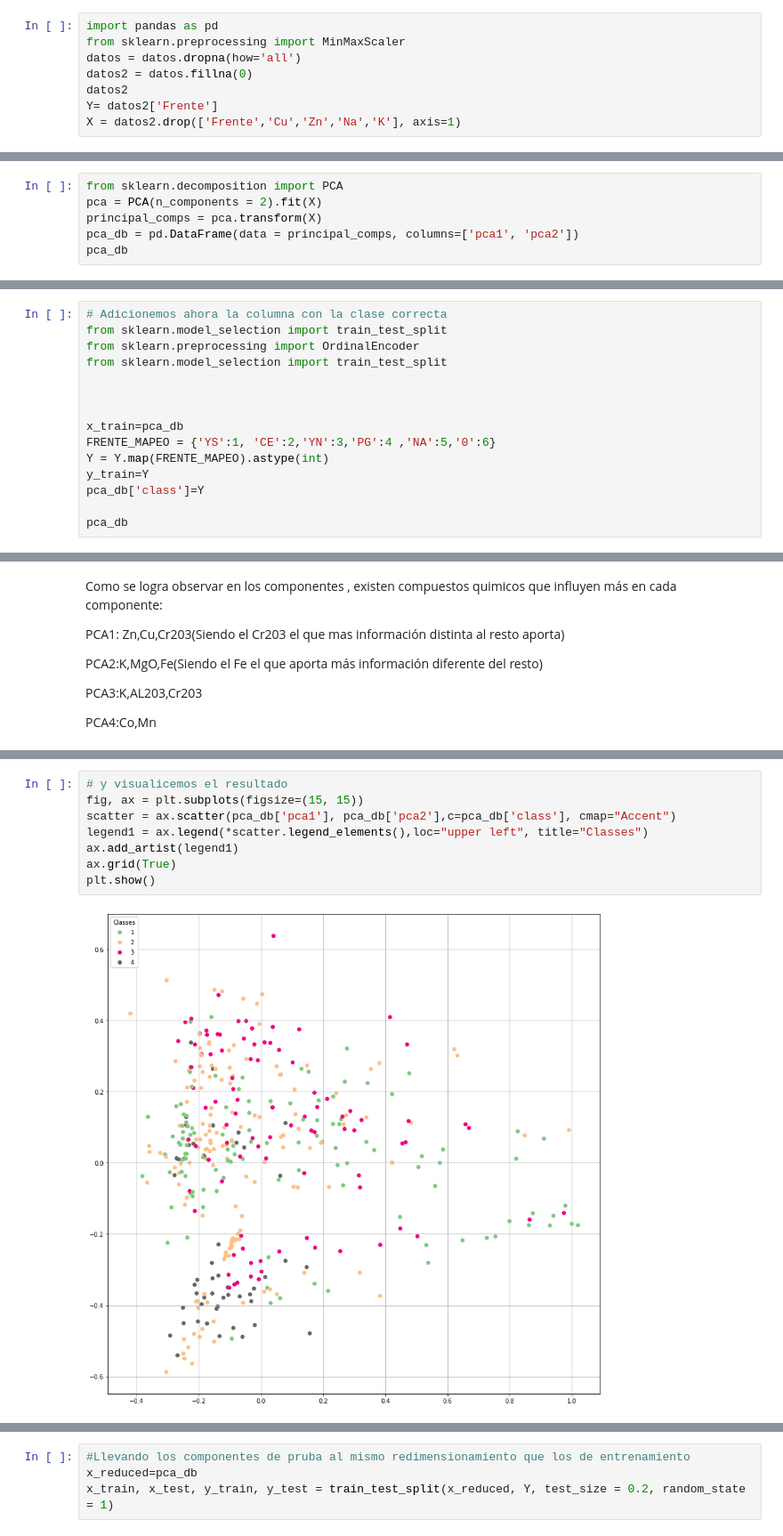
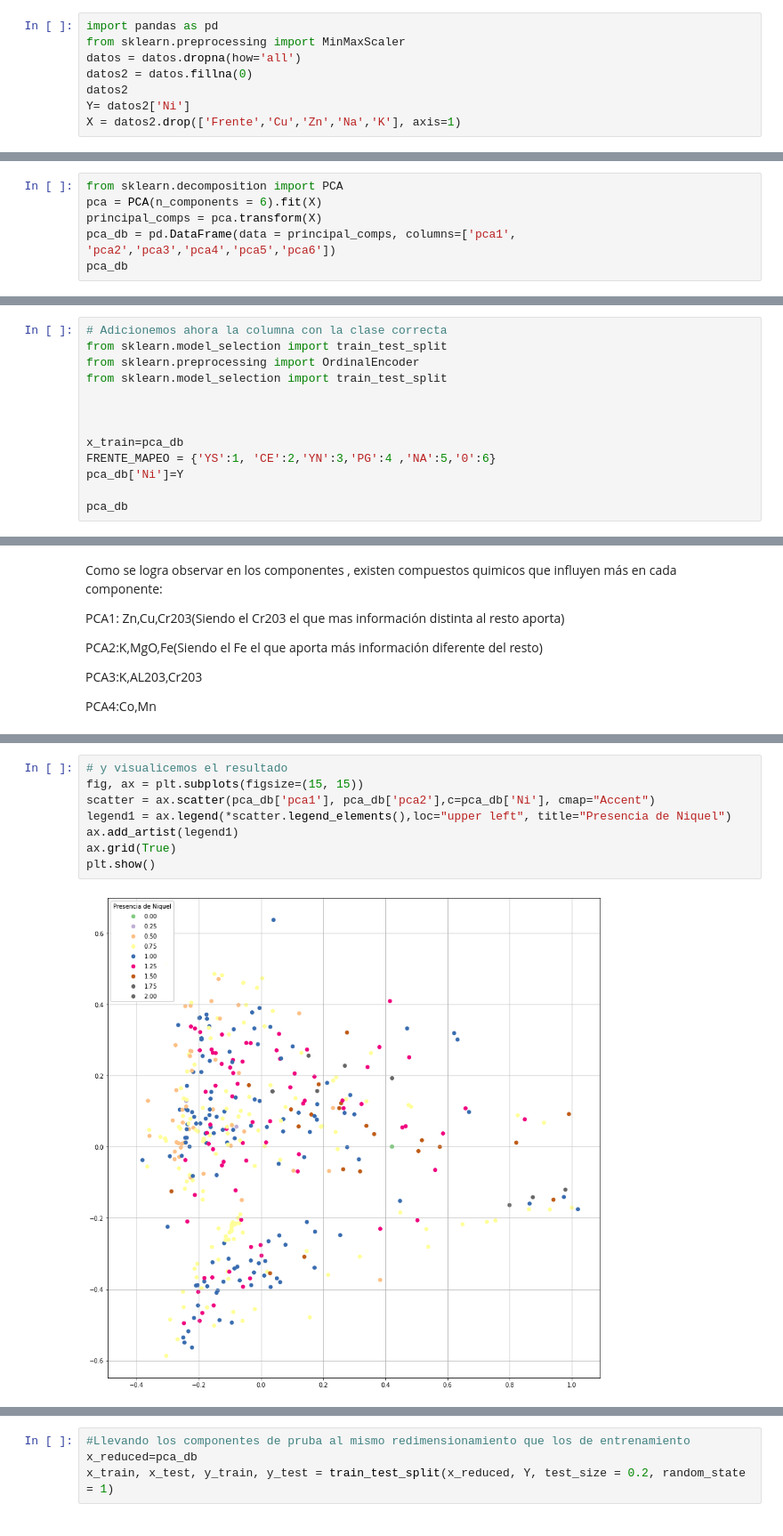
Before and after one commit to roxyconstantine-dev/Proyecto-Final-de-An-lisis-Datos, a Jupyter notebook: Borrador_Proyecto.ipynb, the cells around one changed output, grey strips where cells are left out. Shown: that part at 89% size. Saved outputs shown, nothing was run; the diff lists cells and outputs as text.

```diff
--- a/Borrador_Proyecto.ipynb
+++ b/Borrador_Proyecto.ipynb
@@ -104,7 +104,7 @@ from sklearn.preprocessing import MinMaxScaler
 datos = datos.dropna(how='all')
 datos2 = datos.fillna(0)
 datos2
-Y= datos2['Frente']
+Y= datos2['Ni']
 X = datos2.drop(['Frente','Cu','Zn','Na','K'], axis=1)
 # %%
 # Initilaize list
@@ -311,7 +312,7 @@ pca.n_components_
 # %%
 from sklearn.decomposition import PCA
-pca = PCA(n_components = 2).fit(X)
+pca = PCA(n_components = 6).fit(X)
 principal_comps = pca.transform(X)
-pca_db = pd.DataFrame(data = principal_comps, columns=['pca1', 'pca2'])
+pca_db = pd.DataFrame(data = principal_comps, columns=['pca1', 'pca2','pca3','pca4','pca5','pca6'])
 pca_db
 # %% [output]
@@ -344,9 +349,7 @@ from sklearn.model_selection import train_test_split
 
 x_train=pca_db
 FRENTE_MAPEO = {'YS':1, 'CE':2,'YN':3,'PG':4 ,'NA':5,'0':6}
-Y = Y.map(FRENTE_MAPEO).astype(int)
-y_train=Y
-pca_db['class']=Y
+pca_db['Ni']=Y
 
 pca_db
 # %% [output]
@@ -391,11 +406,11 @@ print(pca.explained_variance_ratio_)
 # %%
 # y visualicemos el resultado
 fig, ax = plt.subplots(figsize=(15, 15))
-scatter = ax.scatter(pca_db['pca1'], pca_db['pca2'],c=pca_db['class'], cmap="Accent")
-legend1 = ax.legend(*scatter.legend_elements(),loc="upper left", title="Classes")
+scatter = ax.scatter(pca_db['pca1'], pca_db['pca2'],c=pca_db['Ni'], cmap="Accent")
+legend1 = ax.legend(*scatter.legend_elements(),loc="upper left", title="Presencia de Niquel")
 ax.add_artist(legend1)
 ax.grid(True)
 plt.show()
 # %% [output]
-[figure, old version]
+[figure, new version]
 # %%
```
Also changed, not shown: parts of 21 cells of this notebook.
